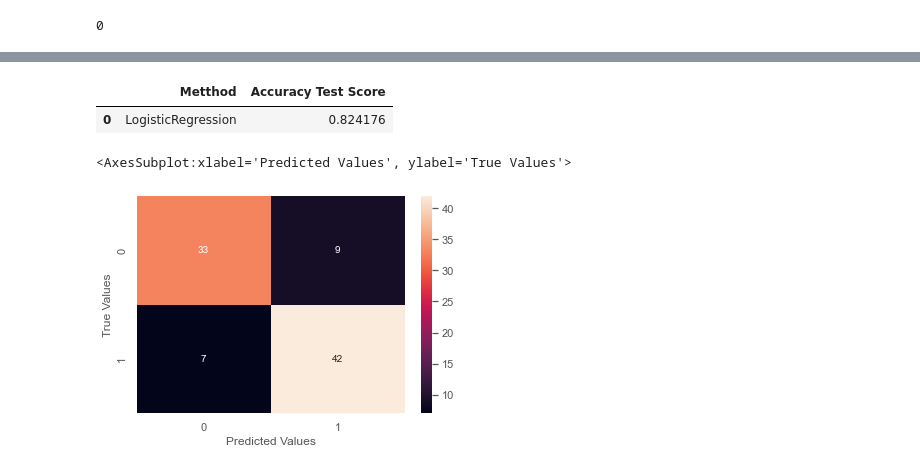
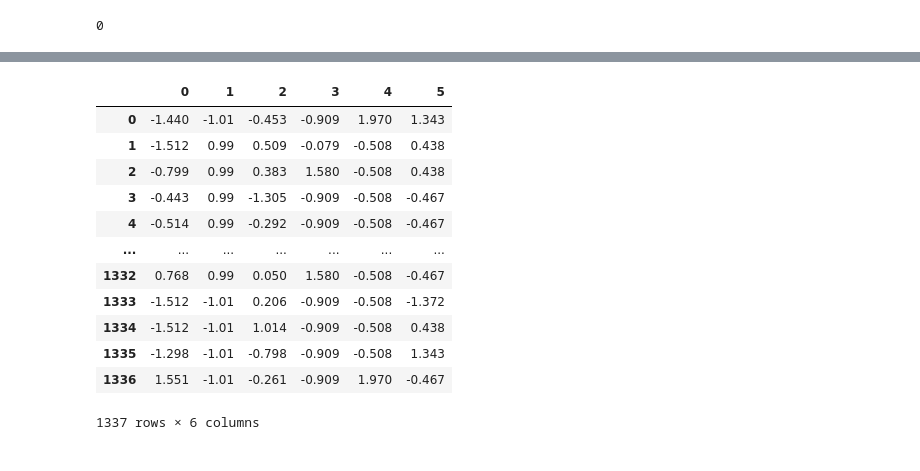
Before and after one commit to Omuk/Fullstack-Data-Analyst, a Jupyter notebook: Learning/code_examples/practice/practice_field.ipynb, the cells around one changed output, grey strips where cells are left out. Saved outputs shown, nothing was run; the diff lists cells and outputs as text; code cells hidden in the pictures.

```diff
--- a/Learning/code_examples/practice/practice_field.ipynb
+++ b/Learning/code_examples/practice/practice_field.ipynb
@@ -128 +118,25 @@ x.head(3)
+# %%
+scaler = StandardScaler()
+x = data.drop(columns=['charges'],axis=1)
+y = data.charges
+
+# x = scaler.fit_transform(x)
+x = pd.DataFrame(scaler.fit_transform(x)).round(3)
+# y = scaler.fit_transform(np.array(y).reshape(-1,1))
+y = pd.DataFrame(scaler.fit_transform(np.array(y).reshape(-1,1))).round(3)
+x
+# %% [output]
+|  | 0 | 1 | 2 | 3 | 4 | 5 |
+| 0 | -1.440 | -1.01 | -0.453 | -0.909 | 1.970 | 1.343 |
+| 1 | -1.512 | 0.99 | 0.509 | -0.079 | -0.508 | 0.438 |
+| 2 | -0.799 | 0.99 | 0.383 | 1.580 | -0.508 | 0.438 |
+| 3 | -0.443 | 0.99 | -1.305 | -0.909 | -0.508 | -0.467 |
+| 4 | -0.514 | 0.99 | -0.292 | -0.909 | -0.508 | -0.467 |
+| ... | ... | ... | ... | ... | ... | ... |
+| 1332 | 0.768 | 0.99 | 0.050 | 1.580 | -0.508 | -0.467 |
+| 1333 | -1.512 | -1.01 | 0.206 | -0.909 | -0.508 | -1.372 |
+| 1334 | -1.512 | -1.01 | 1.014 | -0.909 | -0.508 | 0.438 |
+| 1335 | -1.298 | -1.01 | -0.798 | -0.909 | -0.508 | 1.343 |
+| 1336 | 1.551 | -1.01 | -0.261 | -0.909 | 1.970 | -0.467 |
+1337 rows × 6 columns
 # %%
@@ -138,29 +143,0 @@ scr_acc = accuracy_score(y_test,y_pred)
-# %%
-mod_per = pd.DataFrame([
-    'LogisticRegression', scr_acc
-]).transpose()
-
-mod_per.columns = ['Metthod', 'Accuracy Test Score']
-
-mod_per
-# %% [output]
-|  | Metthod | Accuracy Test Score |
-| 0 | LogisticRegression | 0.824176 |
-# %%
-cm_dic = {
-    'y_test':y_test,
-    'y_pred':y_pred
-}
-
-cm_cols = pd.DataFrame(
-    cm_dic, columns=['y_test', 'y_pred']
-)
-
-confusion_matrix = pd.crosstab(
-    cm_cols['y_test'],cm_cols['y_pred'],rownames=['True Values'],colnames=['Predicted Values']
-)
-
-sns.heatmap(confusion_matrix,annot=True)
-# %% [output]
-<AxesSubplot:xlabel='Predicted Values', ylabel='True Values'>
-[figure, removed]
```
Also changed, not shown: parts of 24 cells of this notebook.
